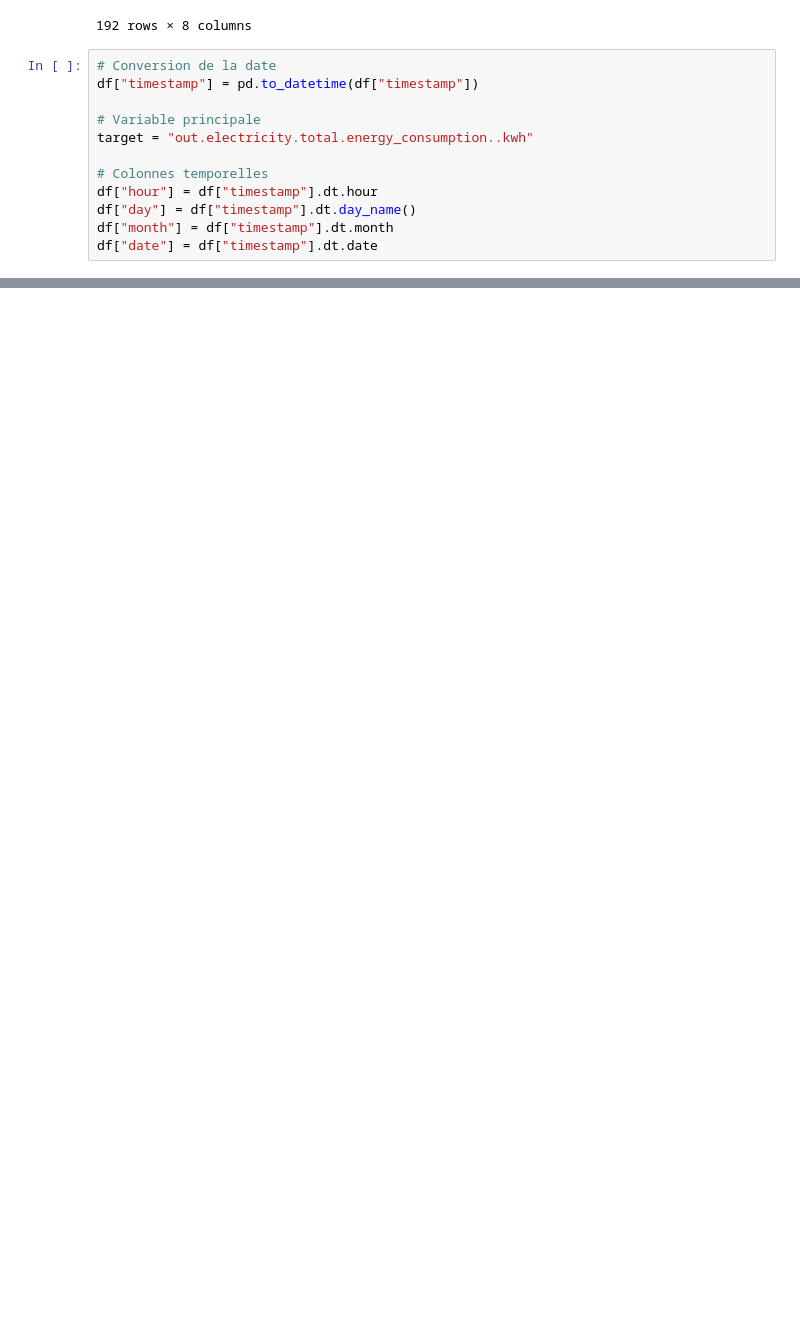
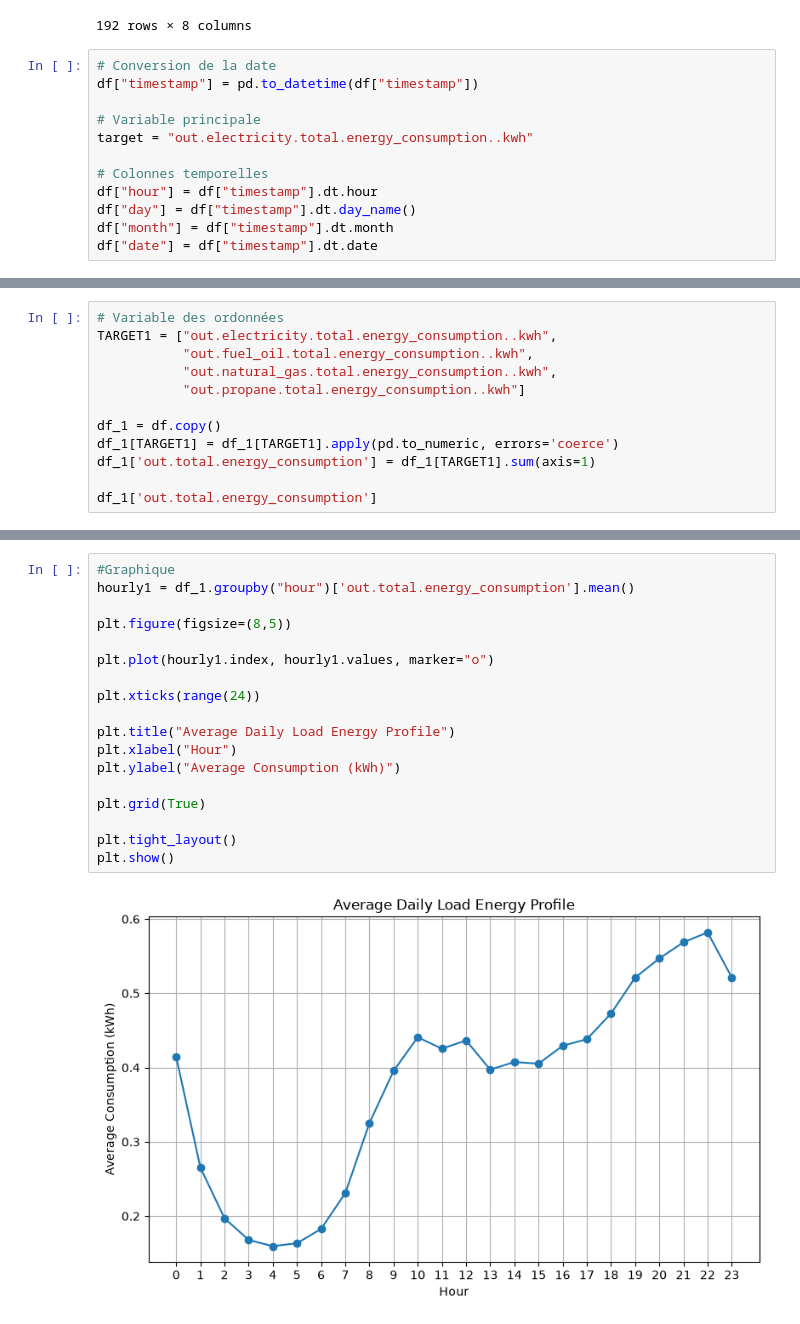
Before and after one commit to BOUBAKERAMDY/FlexiMax, a Jupyter notebook: notebooks1/03_visualisation1/visualisation_timeseries.ipynb, the cells around one changed output, grey strips where cells are left out. Cells and saved outputs as stored; diff of their text form; blank space fills up the shorter version.

```diff
--- a/notebooks1/03_visualisation1/visualisation_timeseries.ipynb
+++ b/notebooks1/03_visualisation1/visualisation_timeseries.ipynb
@@ -123,0 +158,12 @@ plt.show()
+# %%
+# Variable des ordonnées
+TARGET1 = ["out.electricity.total.energy_consumption..kwh",
+           "out.fuel_oil.total.energy_consumption..kwh",
+           "out.natural_gas.total.energy_consumption..kwh",
+           "out.propane.total.energy_consumption..kwh"]
+
+df_1 = df.copy()
+df_1[TARGET1] = df_1[TARGET1].apply(pd.to_numeric, errors='coerce')
+df_1['out.total.energy_consumption'] = df_1[TARGET1].sum(axis=1)
+
+df_1['out.total.energy_consumption']
@@ -123,0 +183,20 @@ plt.show()
+# %%
+#Graphique
+hourly1 = df_1.groupby("hour")['out.total.energy_consumption'].mean()
+
+plt.figure(figsize=(8,5))
+
+plt.plot(hourly1.index, hourly1.values, marker="o")
+
+plt.xticks(range(24))
+
+plt.title("Average Daily Load Energy Profile")
+plt.xlabel("Hour")
+plt.ylabel("Average Consumption (kWh)")
+
+plt.grid(True)
+
+plt.tight_layout()
+plt.show()
+# %% [output]
+[figure, added]
```
Also changed, not shown: parts of 70 cells of this notebook, 5 other files.
